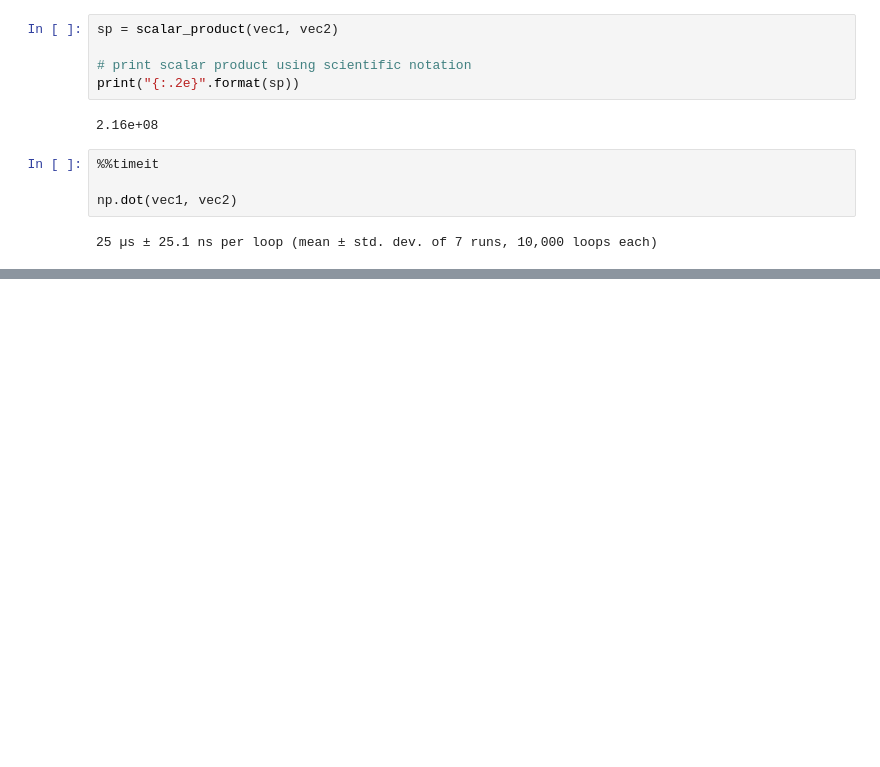
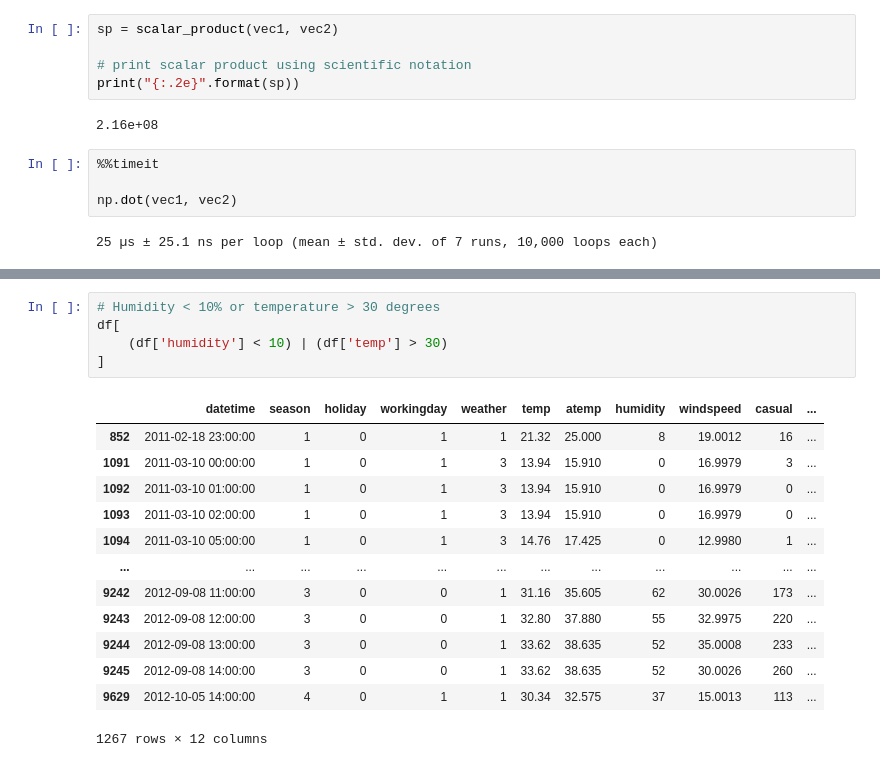
Before and after one commit to Alexey3250/Start_ML, a Jupyter notebook: Applied programming in Python Notes.ipynb, the cells around one changed output, grey strips where cells are left out. Cells and saved outputs as stored; diff of their text form; blank space fills up the shorter version.

```diff
--- a/Applied programming in Python Notes.ipynb
+++ b/Applied programming in Python Notes.ipynb
@@ -4012,0 +4138,19 @@ OSError: [Errno 22] Invalid argument: 'Applied programming in Python\\Lesson 5 p
+# %%
+# Humidity < 10% or temperature > 30 degrees
+df[
+    (df['humidity'] < 10) | (df['temp'] > 30)
+]
+# %% [output]
+|  | datetime | season | holiday | workingday | weather | temp | atemp | humidity | windspeed | casual | ... |
+| 852 | 2011-02-18 23:00:00 | 1 | 0 | 1 | 1 | 21.32 | 25.000 | 8 | 19.0012 | 16 | ... |
+| 1091 | 2011-03-10 00:00:00 | 1 | 0 | 1 | 3 | 13.94 | 15.910 | 0 | 16.9979 | 3 | ... |
+| 1092 | 2011-03-10 01:00:00 | 1 | 0 | 1 | 3 | 13.94 | 15.910 | 0 | 16.9979 | 0 | ... |
+| 1093 | 2011-03-10 02:00:00 | 1 | 0 | 1 | 3 | 13.94 | 15.910 | 0 | 16.9979 | 0 | ... |
+| 1094 | 2011-03-10 05:00:00 | 1 | 0 | 1 | 3 | 14.76 | 17.425 | 0 | 12.9980 | 1 | ... |
+| ... | ... | ... | ... | ... | ... | ... | ... | ... | ... | ... | ... |
+| 9242 | 2012-09-08 11:00:00 | 3 | 0 | 0 | 1 | 31.16 | 35.605 | 62 | 30.0026 | 173 | ... |
+| 9243 | 2012-09-08 12:00:00 | 3 | 0 | 0 | 1 | 32.80 | 37.880 | 55 | 32.9975 | 220 | ... |
+| 9244 | 2012-09-08 13:00:00 | 3 | 0 | 0 | 1 | 33.62 | 38.635 | 52 | 35.0008 | 233 | ... |
+| 9245 | 2012-09-08 14:00:00 | 3 | 0 | 0 | 1 | 33.62 | 38.635 | 52 | 30.0026 | 260 | ... |
+| 9629 | 2012-10-05 14:00:00 | 4 | 0 | 1 | 1 | 30.34 | 32.575 | 37 | 15.0013 | 113 | ... |
+1267 rows × 12 columns
```
Also changed, not shown: parts of 39 cells of this notebook.
